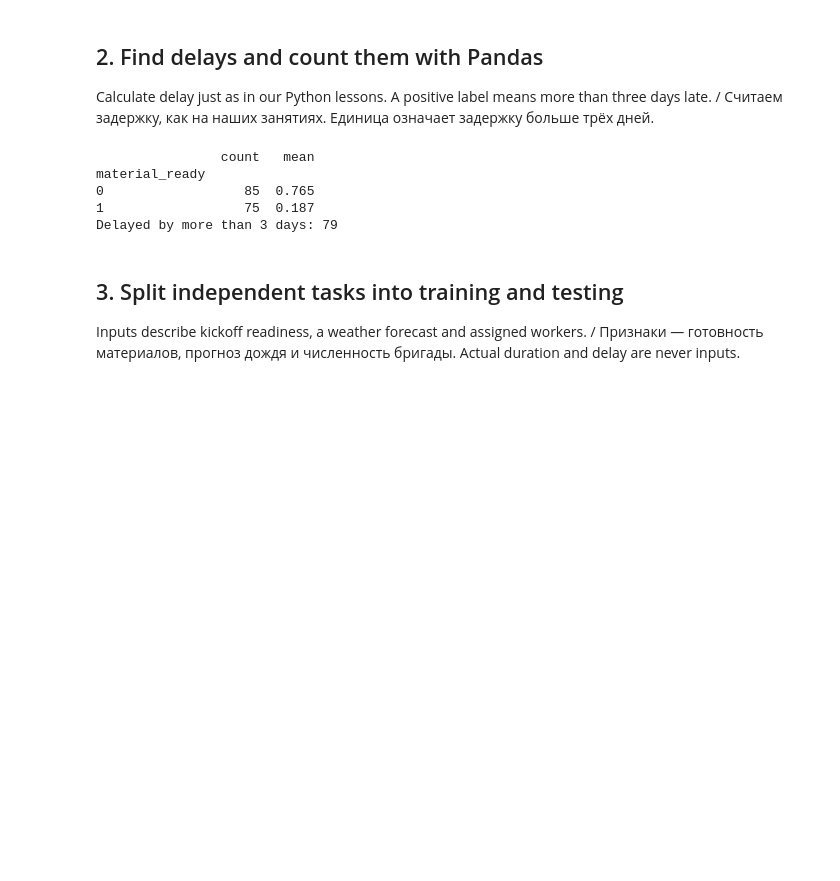
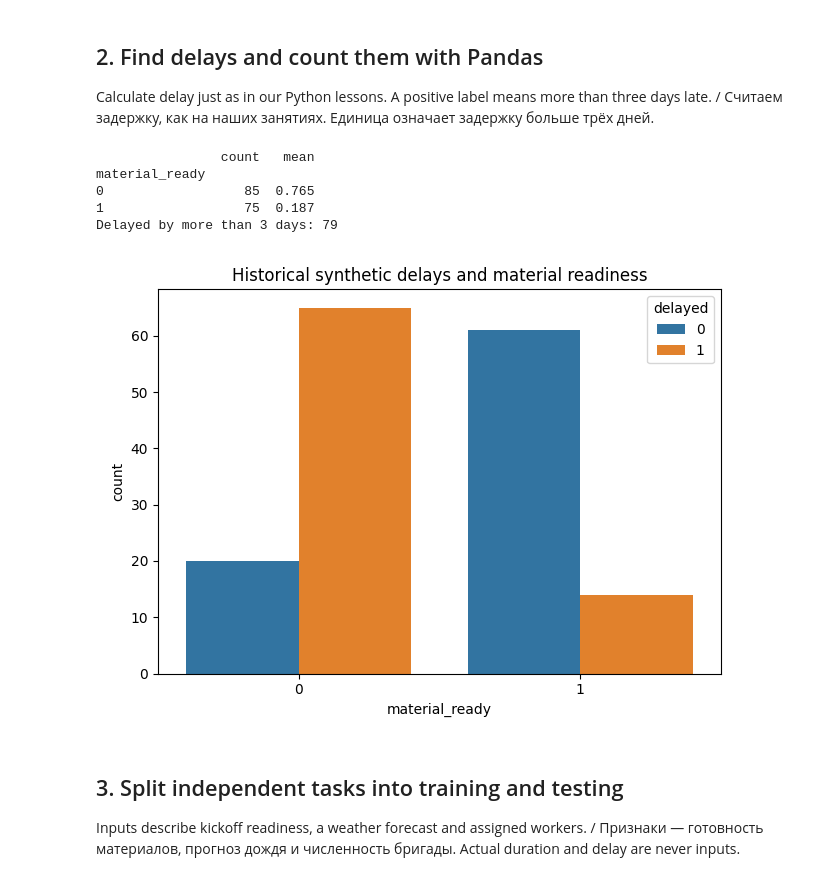
Before and after one commit to murod1977/data-science-machine-learning., a Jupyter notebook: 02_schedule_delay_risk/walkthrough.ipynb, the cells around one changed output. Cells and saved outputs as stored; diff of their text form; code cells hidden in the pictures; blank space fills up the shorter version.

```diff
--- a/02_schedule_delay_risk/walkthrough.ipynb
+++ b/02_schedule_delay_risk/walkthrough.ipynb
@@ -32,15 +45,21 @@ Calculate delay just as in our Python lessons. A positive label means more than
 # %%
 df["delay_days"] = df["actual_days"] - df["planned_days"]
 df["delayed"] = (df["delay_days"] > 3).astype(int)
 summary = df.groupby("material_ready")["delayed"].agg(["count", "mean"])
 print(summary.round(3).to_string())
 print("Delayed by more than 3 days:", df["delayed"].sum())
+sns.countplot(data=df, x="material_ready", hue="delayed")
+plt.title("Historical synthetic delays and material readiness")
+plt.tight_layout()
+plt.savefig("results/pandas_exploration.png")
+plt.close()
 # %% [output]
                 count   mean
 material_ready
 0                  85  0.765
 1                  75  0.187
 Delayed by more than 3 days: 79
+[figure, added]
 # %% [markdown]
 ## 3. Split independent tasks into training and testing
 Inputs describe kickoff readiness, a weather forecast and assigned workers. / Признаки — готовность материалов, прогноз дождя и численность бригады. Actual duration and delay are never inputs.
```
Also changed, not shown: parts of 5 cells of this notebook, 19 other files.
